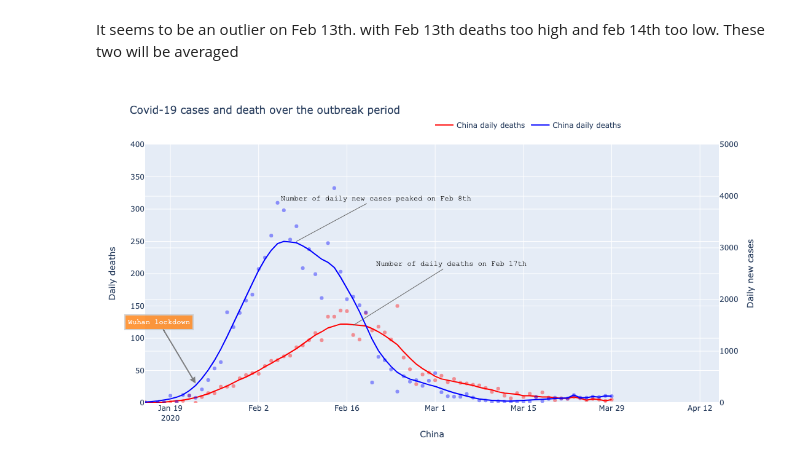
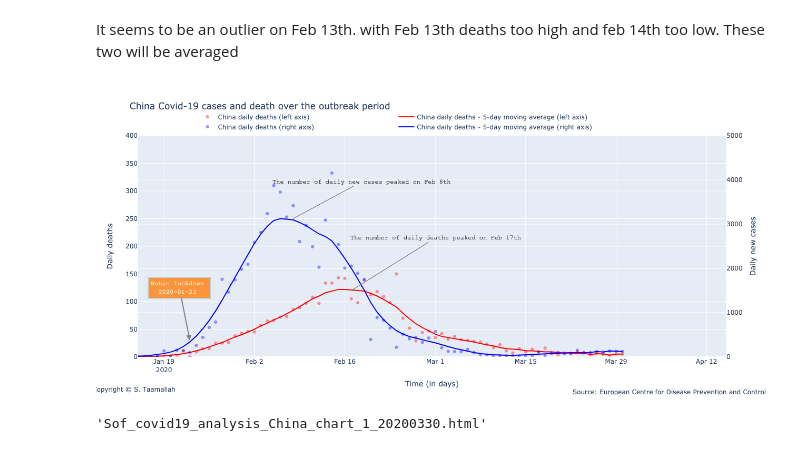
Before and after one commit to sof210/covid19, a Jupyter notebook: covid19_visualize.ipynb, the cells around one changed output. Drawn from its saved outputs; the diff is of its cells as text; code cells hidden in the pictures.

```diff
--- a/covid19_visualize.ipynb
+++ b/covid19_visualize.ipynb
@@ -65,12 +68,0 @@ See the caveats in the documentation: http://pandas.pydata.org/pandas-docs/stabl
-# %%
-# add data manually if data is available from other source before it appears in the ECDC data
-'''
-new_row_france = pd.DataFrame({'day': 29, 'month':3, 'year':2020,
-                        'cases':2599, 'deaths':292, 'country':'France',
-                        'geoId':'FR', 'countryterritoryCode':'FRA', 'popData2018':66987244.0},
-                                                            index =['2020-03-29'])
-
-df_france = pd.concat([new_row_france, df_france]).reset_index(drop = False)
-df_france.set_index('index')
-df_france.head(5)
-'''
@@ -685,16 +856,16 @@ trace1 = go.Scatter(
         x=df_china.index,
         y=df_china['deaths'],
         mode='markers',
-        name='China daily deaths',
+        name='China daily deaths (left y-axis)',
         line_color='rgba(256, 0, 0, .4)',
-        showlegend=False,
+        #showlegend=False,
 )
 
 trace11 = go.Scatter(
         x=df_china.index,
         y=smooth_china_deaths,
         mode='lines',
-        name='China daily deaths',
+        name='China daily deaths - 5-day moving average (left y-axis)',
         line_color='rgba(256, 0, 0, 1)',
 )
 
@@ -702,9 +873,9 @@ trace2 = go.Scatter(
         x=df_china.index,
         y=df_china['cases'],
         mode='markers',
-        name='China daily deaths',
+        name='China daily deaths (right y-axis)',
         line_color='rgba(0, 0, 256, .4)',
-        showlegend=False,
+        #showlegend=False,
         yaxis='y2'
 )
 
@@ -712,7 +883,7 @@ trace22 = go.Scatter(
         x=df_china.index,
         y=smooth_china_cases,
         mode='lines',
-        name='China daily deaths',
+        name='China daily deaths - 5-day moving average (right y-axis)',
         line_color='rgba(0, 0, 256, 1)',
         yaxis='y2'
 )
@@ -720,14 +891,14 @@ trace22 = go.Scatter(
 data = [trace1, trace11, trace2, trace22]
 
 layout = go.Layout(
-    title='Covid-19 cases and death over the outbreak period',
-    legend=dict(x=.5, y=1.11, orientation="h"),
+    title='China Covid-19 cases and death over the outbreak period',
+    legend=dict(x=.1, y=1.12, orientation="h"),
     width=1100,
     height=600,
 
     # Top left
     xaxis=dict(
-        title='China',
+        title='Time (in days)',
         range=['2020-01-15', '2020-04-15'],
     ),
     yaxis=dict(
@@ -744,6 +915,26 @@ layout = go.Layout(
         side='right'
     ),
 
+       annotations=[
+        dict(
+            x=1.07,
+            y=-0.18,
+            showarrow=False,
+            text='Source: European Centre for Disease Prevention and Control',
+            xref='paper',
+            yref='paper'
+        ),
+
+        dict(
+            x=-0.08,
+            y=-0.17,
+            showarrow=False,
+            text='Copyright © S. Taamallah ',
+            xref='paper',
+            yref='paper'
+        )
+    ],
+
 )
 
 
@@ -755,7 +946,7 @@ fig.add_annotation(
         y=30,
         xref="x",
         yref="y",
-        text="Wuhan lockdown",
+        text="Wuhan lockdown <br> 2020-01-23  ",
         showarrow=True,
         font=dict(
             family="Courier New, monospace",
@@ -767,7 +958,7 @@ fig.add_annotation(
         arrowsize=1,
         arrowwidth=2,
         arrowcolor="#636363",
-        ax=-60,
+        ax=-20,
         ay=-100,
         bordercolor="#c7c7c7",
         borderwidth=2,
@@ -780,7 +971,7 @@ fig.add_annotation(
 fig.add_annotation(
             x='2020-02-08',
             y=250,
-            text="Number of daily new cases peaked on Feb 8th",
+            text="The number of daily new cases peaked on Feb 8th",
             showarrow=True,
             font=dict(
             family="Courier New, monospace",
@@ -790,32 +981,36 @@ fig.add_annotation(
         align="center",
         arrowhead=0,
         arrowsize=1,
         arrowwidth=1,
         arrowcolor="#636363",
         ax=130,
         ay=-70,
 )
 
 
 fig.add_annotation(
             x='2020-02-17',
             y=120,
-            text="Number of daily deaths on Feb 17th",
+            text="The number of daily deaths peaked on Feb 17th",
             showarrow=True,
             font=dict(
             family="Courier New, monospace",
             size=12,
             color="black",
             ),
         align="center",
         arrowhead=0,
         arrowsize=1,
         arrowwidth=1,
         arrowcolor="#636363",
         ax=160,
         ay=-100,
 )
 
 fig.show()
+
+from plotly.offline import plot
+plot(fig, filename="STaamallah_covid19_analysis_chart_3_20200331.html", auto_open = False)
 # %% [output]
-[figure, old version]
+[figure, new version]
+'Sof_covid19_analysis_China_chart_1_20200330.html'
```
Also changed, not shown: parts of 6 cells of this notebook, 3 other files.
